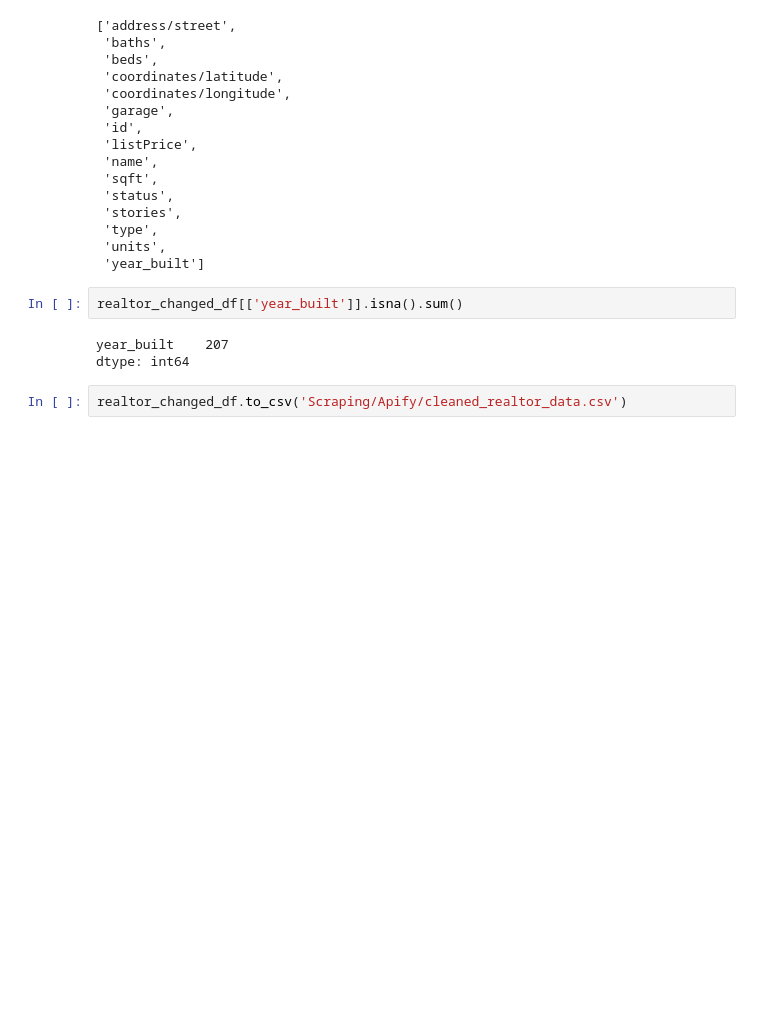
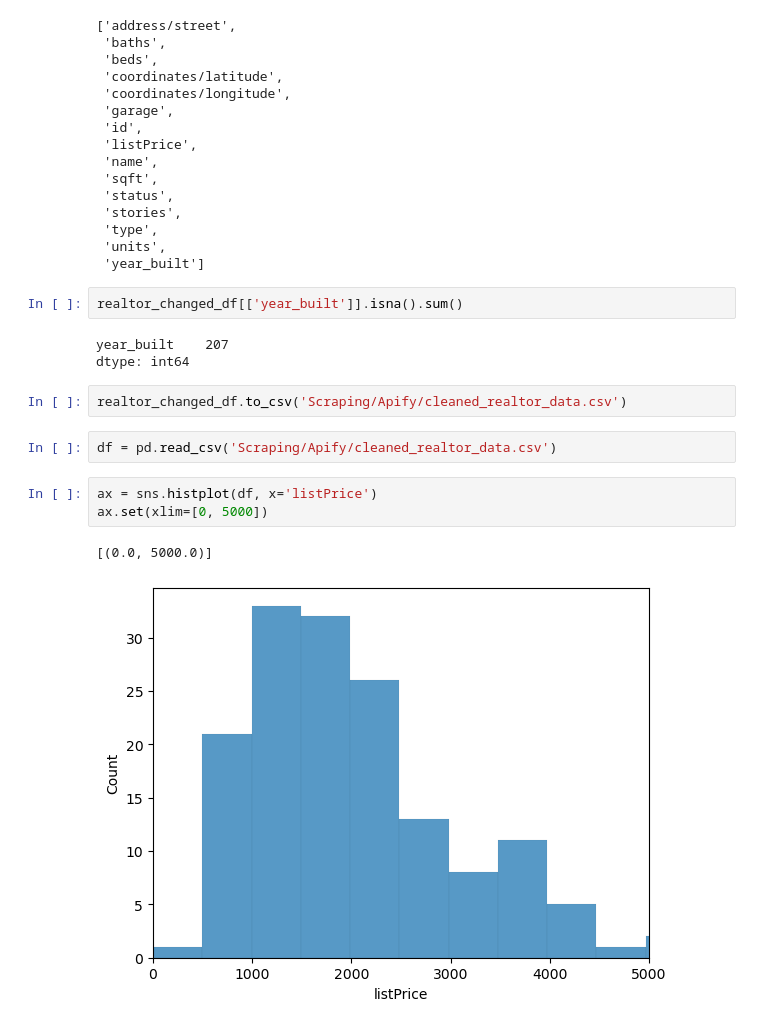
Before and after one commit to cornelldatajournal/IthacaHousing, a Jupyter notebook: Realtor.ipynb, the cells around one changed output. Cells and saved outputs as stored; diff of their text form; blank space fills up the shorter version.

```diff
--- a/Realtor.ipynb
+++ b/Realtor.ipynb
@@ -344,3 +344,11 @@ year_built    207
 dtype: int64
 # %%
 realtor_changed_df.to_csv('Scraping/Apify/cleaned_realtor_data.csv')
+# %%
+df = pd.read_csv('Scraping/Apify/cleaned_realtor_data.csv')
+# %%
+ax = sns.histplot(df, x='listPrice')
+ax.set(xlim=[0, 5000])
+# %% [output]
+[(0.0, 5000.0)]
+[figure, added]
```
Also changed, not shown: 10 other files.
